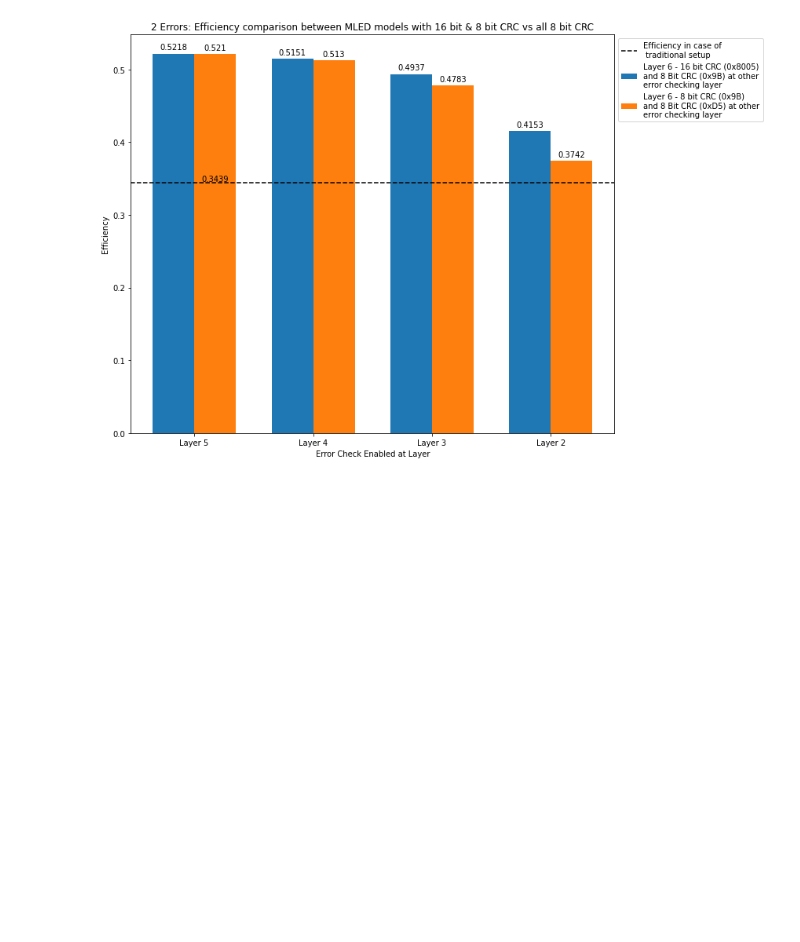
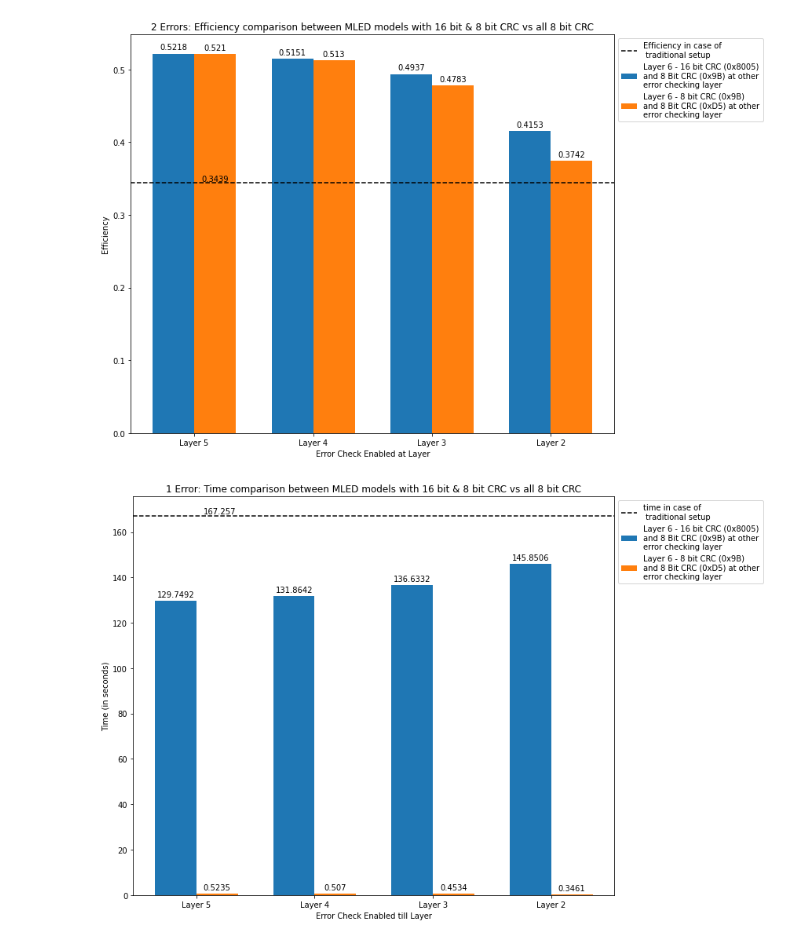
Before and after one commit to prateekdceit06/mled_project, a Jupyter notebook: AstroMLData.ipynb, the cells around one changed output. Saved outputs shown, nothing was run; the diff lists cells and outputs as text; code cells hidden in the pictures; blank space fills up the shorter version.

```diff
--- a/AstroMLData.ipynb
+++ b/AstroMLData.ipynb
@@ -454,3 +454,57 @@ fig.tight_layout()
 plt.show()
 # %% [output]
 [figure]
+# %%
+import matplotlib.pyplot as plt
+import numpy as np
+
+# Assuming these are your time values
+time_values1 = [129.7492, 131.8642, 136.6332, 145.8506]  # time values for case 1
+time_values2 = [0.5235, 0.5070, 0.4534, 0.3461]  # time values for case 2
+threshold = 167.2570 # time for traditional case
+
+
+# These labels each case
+labels = ['Layer 5', 'Layer 4', 'Layer 3', 'Layer 2']
+
+x = np.arange(len(labels))  # the label locations
+width = 0.35  # the width of the bars
+
+fig, ax = plt.subplots(figsize=(12, 8))  # Adjust the figure size
+
+
+rects1 = ax.bar(x - width/2, time_values1, width, label='Layer 6 - 16 bit CRC (0x8005)\nand 8 Bit CRC (0x9B) at other\nerror checking layer')
+rects2 = ax.bar(x + width/2, time_values2, width, label='Layer 6 - 8 bit CRC (0x9B)\nand 8 Bit CRC (0xD5) at other\nerror checking layer')
+
+ax.axhline(y=threshold, color='black', linestyle='--', label='time in case of\n traditional setup')  # Draw the threshold line
+ax.text(0.06, threshold, f'{threshold}', color='black', va='bottom', ha='left')  # Annotate the threshold value
+
+
+
+# Add some text for labels, title and custom x-axis tick labels, etc.
+ax.set_xlabel('Error Check Enabled till Layer')
+ax.set_ylabel('Time (in seconds)')
+ax.set_title('1 Error: Time comparison between MLED models with 16 bit & 8 bit CRC vs all 8 bit CRC')
+ax.set_xticks(x)
+ax.set_xticklabels(labels)
+ax.legend(loc='upper left', bbox_to_anchor=(1, 1))  # Move the legend to upper left corner of the figure, outside the plot area
+
+# Function to autolabel the bars
+def autolabel(rects):
+    """Attach a text label above each bar in *rects*, displaying its height."""
+    for rect in rects:
+        height = rect.get_height()
+        ax.annotate('{}'.format(height),
+                    xy=(rect.get_x() + rect.get_width() / 2, height),
+                    xytext=(0, 3),  # 3 points vertical offset
+                    textcoords="offset points",
+                    ha='center', va='bottom')
+
+autolabel(rects1)
+autolabel(rects2)
+
+fig.tight_layout()
+
+plt.show()
+# %% [output]
+[figure, added]
```
Also changed, not shown: parts of 1 cell of this notebook, 11 other files.
